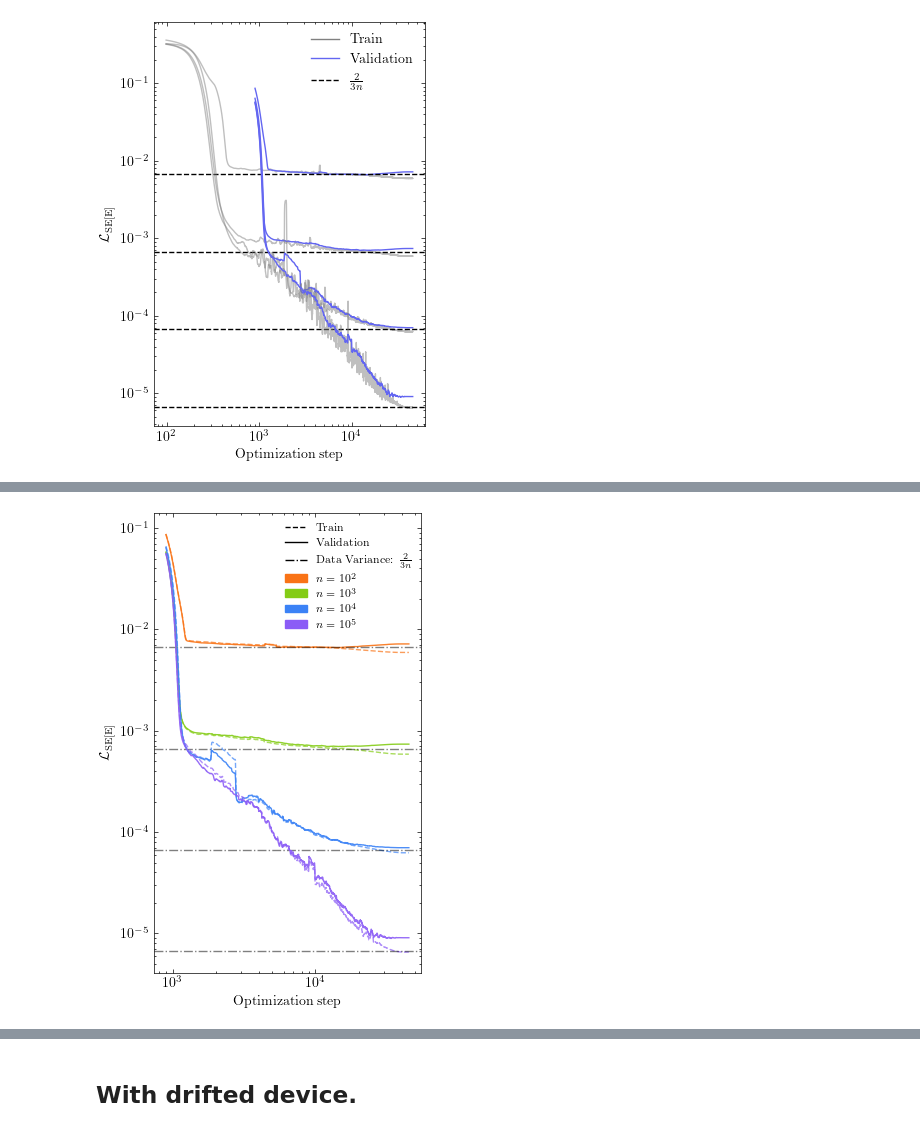
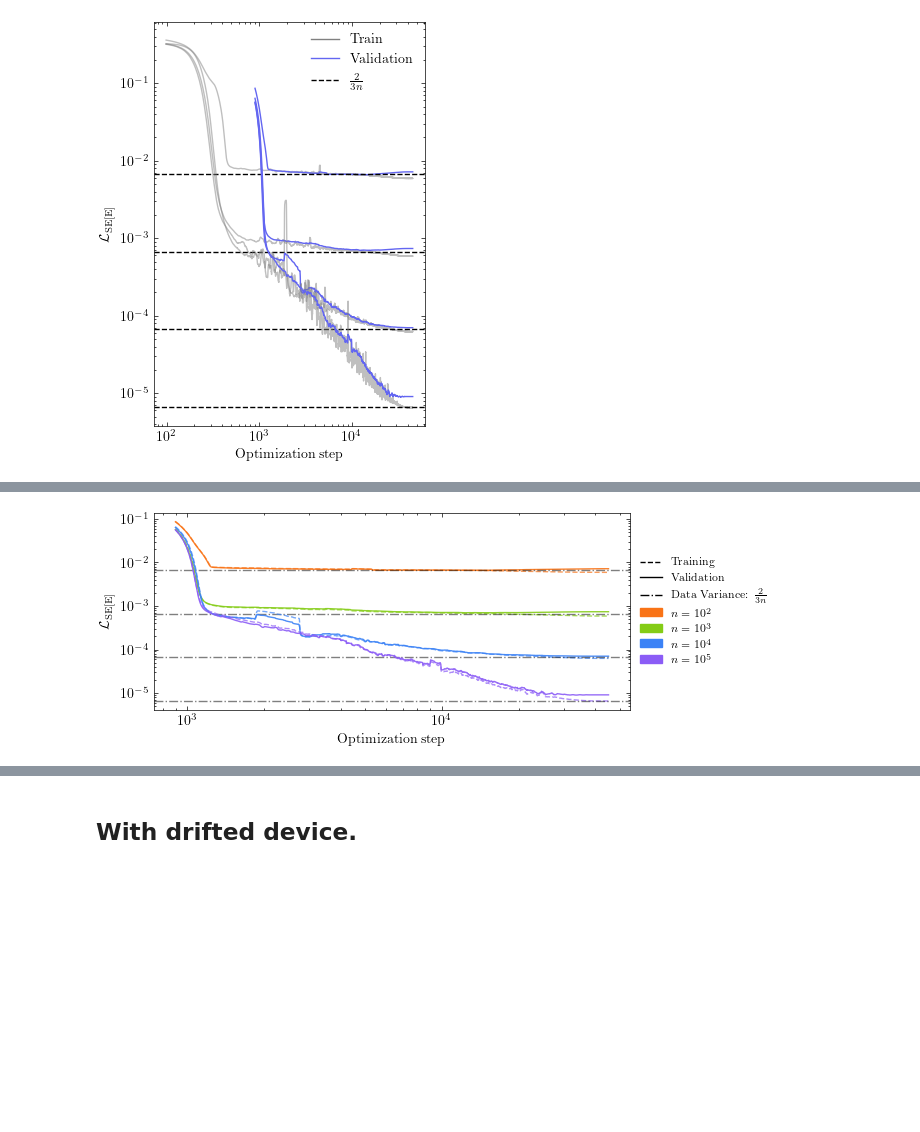
Before and after one commit to PorametPat/graybox-shot-numerical, a Jupyter notebook: note_0003_test_shot_exp_overparametrized.ipynb, the cells around one changed output, grey strips where cells are left out. Drawn from its saved outputs; the diff is of its cells as text; code cells hidden in the pictures; blank space fills up the shorter version.

Commit message:
feat: update graph.

```diff
--- a/note_0003_test_shot_exp_overparametrized.ipynb
+++ b/note_0003_test_shot_exp_overparametrized.ipynb
@@ -655,7 +596,7 @@ import matplotlib.lines as mlines
 import numpy as np
 
 default_figsize = jnp.array((3.5, 2.625))
-fig, ax = plt.subplots(1, 1, figsize=default_figsize * jnp.array([1, 2]))
+fig, ax = plt.subplots(1, 1, figsize=default_figsize * jnp.array([2, 1]))
 
 # Generate color palette - different shades for each shots value
 n_shots = len(shots_list)
@@ -684,7 +625,7 @@ for idx, shots in enumerate(shots_list):
     y = filtered_df["loss"].to_numpy()
     sq.visualization.plot_loss_with_moving_average(
         x=x, y=y, ax=ax, annotate_at=[],
-        label=f"Train (n={shots:,})",
+        label=f"Training (n={shots:,})",
         color=color,
         linestyle=train_linestyle,
         window=100,
@@ -714,36 +655,45 @@ for idx, shots in enumerate(shots_list):
     )
 
 ax.set_ylabel(r"$\mathcal{L}_{\mathrm{SE[E]}}$")
 ax.set_xlabel("Optimization step")
 
 # sq.visualization.set_fontsize(ax, 10)
 
 # Create custom legend with two sections
 # First, create handles for line styles (train/val)
-train_line = mlines.Line2D([], [], color='black', linestyle=train_linestyle, label="Train")
+train_line = mlines.Line2D([], [], color='black', linestyle=train_linestyle, label="Training")
 val_line = mlines.Line2D([], [], color='black', linestyle=val_linestyle, label="Validation")
 threshold_line = mlines.Line2D([], [], color='black', linestyle='-.', label=r"Data Variance: $\frac{2}{3n}$")
 
 # Then create handles for each shots value
 shots_handles = [mpatches.Patch(color=colors_shots[i], label=f"$n=10^{int(f"{shots:.0e}".split("e")[1])}$") # {shots:,}
                  for i, shots in enumerate(shots_list)]
 
 # Combine handles
 legend_handles = [train_line, val_line, threshold_line] + shots_handles
 
+# ax.legend(
+#     handles=legend_handles,
+#     loc="best",
+#     ncol=1,
+#     fontsize=8
+# )
+
+# Place legend outside the plot area
 ax.legend(
     handles=legend_handles,
-    loc="best",
+    loc="center left",
+    bbox_to_anchor=(1, 0.5),
     ncol=1,
     fontsize=8
 )
 
 ax.set_yscale("log")
 ax.set_xscale("log")
 fig.tight_layout()
 fig.savefig("figure_shot_train_loss.pdf", bbox_inches='tight', dpi=300)
 # %% [output]
-[figure, old version]
+[figure, new version]
 # %%
 filtered_df = df.filter(pl.col("loop") == "train").with_columns((pl.col('step') // 9).alias('epoch_idx'))
 filtered_df = filtered_df.group_by("epoch_idx").agg( pl.mean('loss'), pl.last("step") ).sort("epoch_idx")
```
Also changed, not shown: parts of 14 cells of this notebook, 1 other file.
